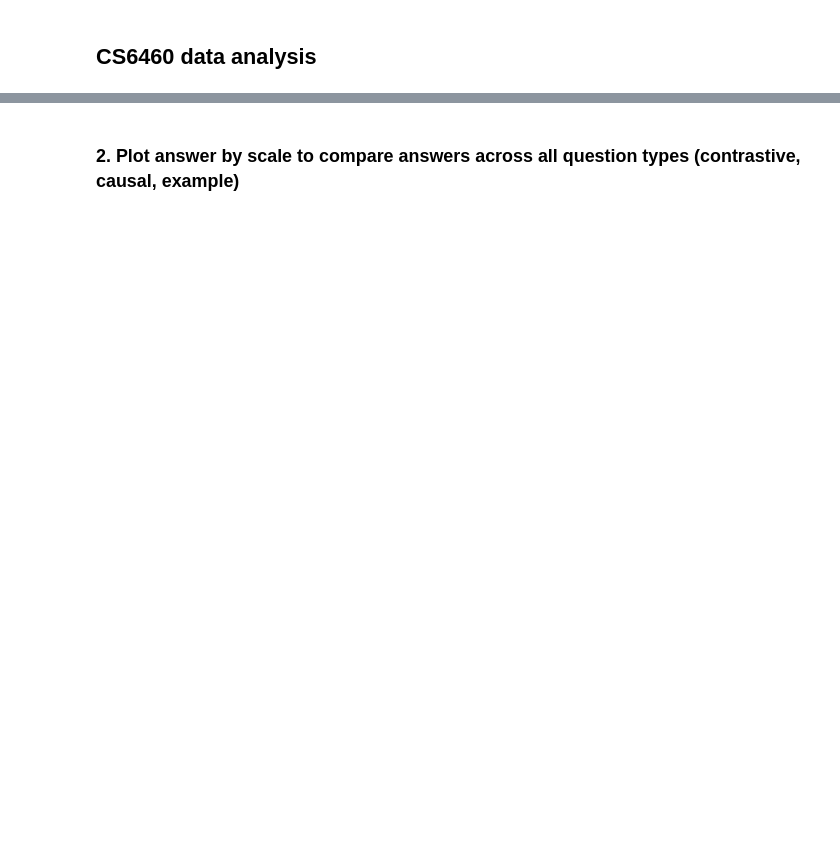
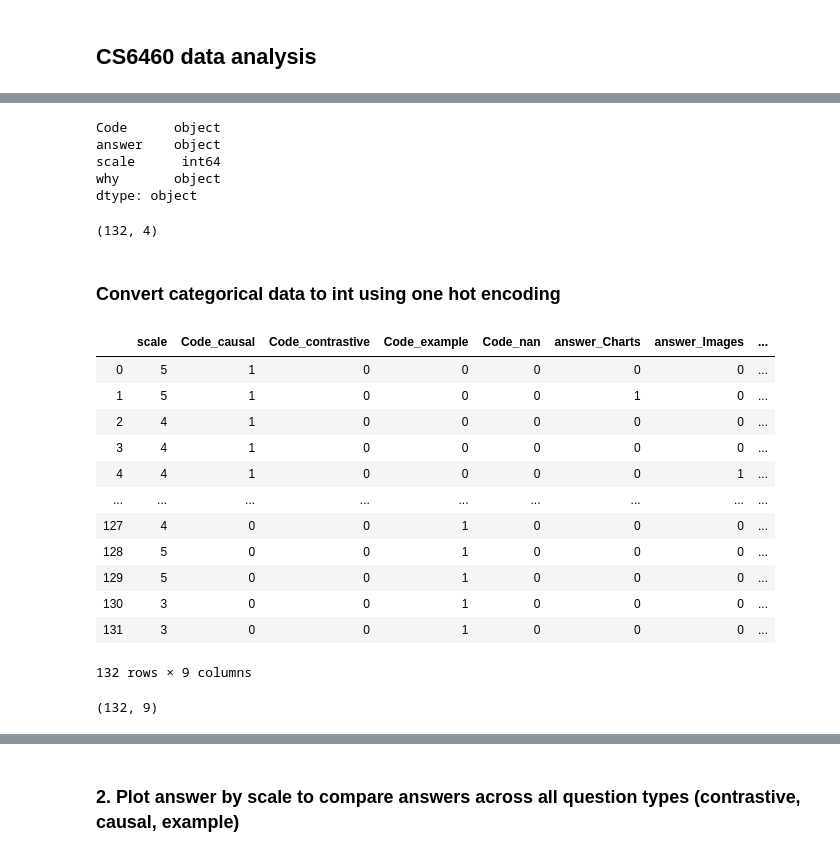
Before and after one commit to tasjian/CS6460, a Jupyter notebook: CS6460 data analysis.ipynb, the cells around one changed output, grey strips where cells are left out. Drawn from its saved outputs; the diff is of its cells as text; code cells hidden in the pictures; blank space fills up the shorter version.

```diff
--- a/CS6460 data analysis.ipynb
+++ b/CS6460 data analysis.ipynb
@@ -53,0 +24,17 @@ contrastive.plot(ax=ax)
+# %%
+#ingest raw mixed numerical and categorical data produced by AMT study
+data = pd.read_csv("data_categorical.csv")
+#list data types
+data.dtypes
+# %% [output]
+Code      object
+answer    object
+scale      int64
+why       object
+dtype: object
+# %%
+data.shape
+# %% [output]
+(132, 4)
+# %% [markdown]
+### Convert categorical data to int using one hot encoding
@@ -53,0 +44,24 @@ contrastive.plot(ax=ax)
+# %%
+# convert to categorical using one hot encoding
+#data = pd.get_dummies(data, columns=["Code", "answer"]).head()
+data = pd.get_dummies(data, dummy_na=True)
+data
+# %% [output]
+|  | scale | Code_causal | Code_contrastive | Code_example | Code_nan | answer_Charts | answer_Images | ... |
+| 0 | 5 | 1 | 0 | 0 | 0 | 0 | 0 | ... |
+| 1 | 5 | 1 | 0 | 0 | 0 | 1 | 0 | ... |
+| 2 | 4 | 1 | 0 | 0 | 0 | 0 | 0 | ... |
+| 3 | 4 | 1 | 0 | 0 | 0 | 0 | 0 | ... |
+| 4 | 4 | 1 | 0 | 0 | 0 | 0 | 1 | ... |
+| ... | ... | ... | ... | ... | ... | ... | ... | ... |
+| 127 | 4 | 0 | 0 | 1 | 0 | 0 | 0 | ... |
+| 128 | 5 | 0 | 0 | 1 | 0 | 0 | 0 | ... |
+| 129 | 5 | 0 | 0 | 1 | 0 | 0 | 0 | ... |
+| 130 | 3 | 0 | 0 | 1 | 0 | 0 | 0 | ... |
+| 131 | 3 | 0 | 0 | 1 | 0 | 0 | 0 | ... |
+132 rows × 9 columns
+# %%
+#verify that encoding worked.  Expected data shape should be 132, 9
+data.shape
+# %% [output]
+(132, 9)
```
Also changed, not shown: parts of 24 cells of this notebook.
